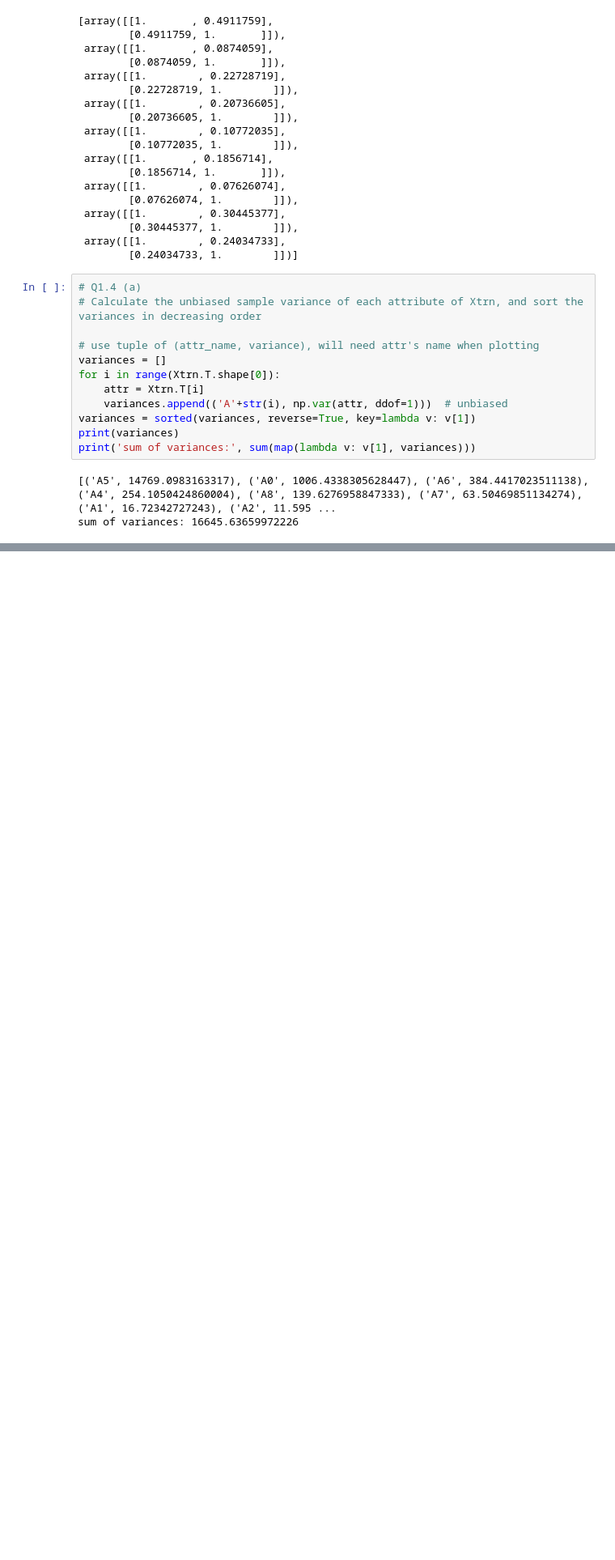
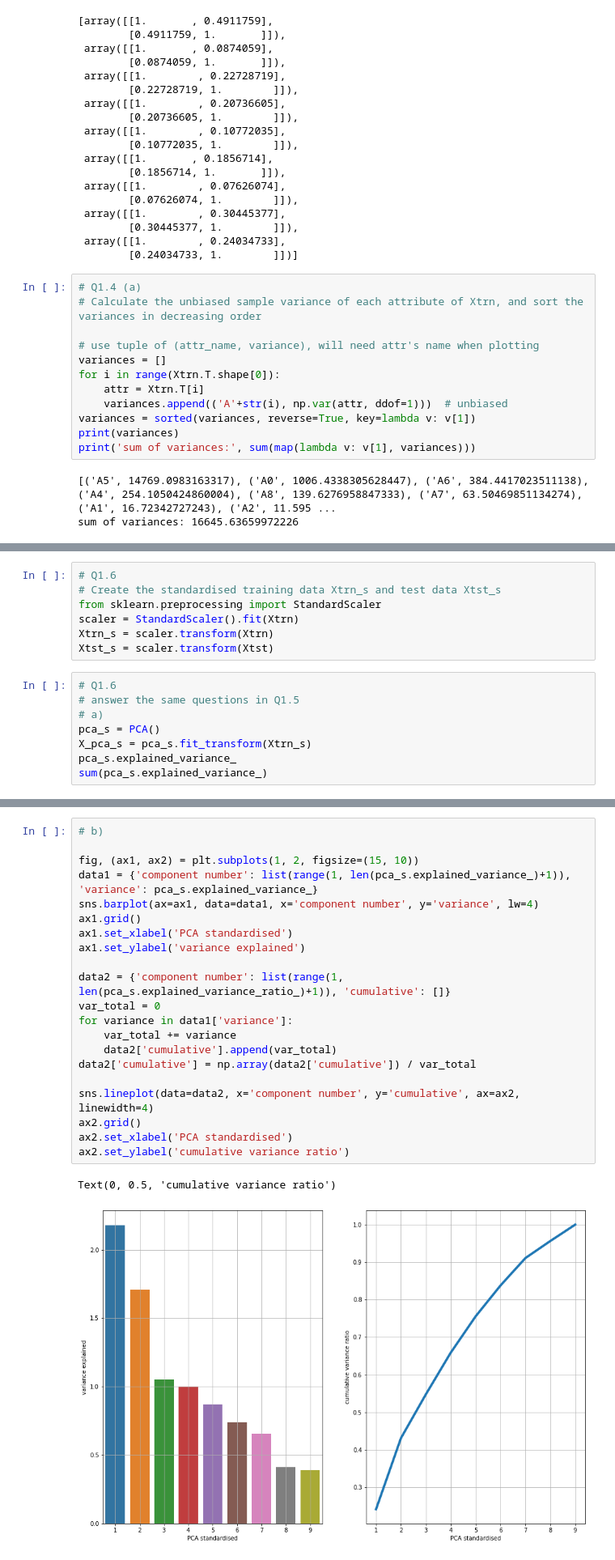
Before and after one commit to monkey-sheng/IAML-CW2, a Jupyter notebook: iaml212cw2_q1.ipynb, the cells around one changed output, grey strips where cells are left out. Shown at 81% size. Saved outputs shown, nothing was run; the diff lists cells and outputs as text; blank space fills up the shorter version.

```diff
--- a/iaml212cw2_q1.ipynb
+++ b/iaml212cw2_q1.ipynb
@@ -102,0 +207,15 @@ fig, (ax1, ax2) = plt.subplots(1, 2, figsize=(15,15))
+# %%
+# Q1.6
+# Create the standardised training data Xtrn_s and test data Xtst_s
+from sklearn.preprocessing import StandardScaler
+scaler = StandardScaler().fit(Xtrn)
+Xtrn_s = scaler.transform(Xtrn)
+Xtst_s = scaler.transform(Xtst)
+# %%
+# Q1.6
+# answer the same questions in Q1.5
+# a)
+pca_s = PCA()
+X_pca_s = pca_s.fit_transform(Xtrn_s)
+pca_s.explained_variance_
+sum(pca_s.explained_variance_)
@@ -102,0 +224,24 @@ fig, (ax1, ax2) = plt.subplots(1, 2, figsize=(15,15))
+# %%
+# b)
+
+fig, (ax1, ax2) = plt.subplots(1, 2, figsize=(15, 10))
+data1 = {'component number': list(range(1, len(pca_s.explained_variance_)+1)), 'variance': pca_s.explained_variance_}
+sns.barplot(ax=ax1, data=data1, x='component number', y='variance', lw=4)
+ax1.grid()
+ax1.set_xlabel('PCA standardised')
+ax1.set_ylabel('variance explained')
+
+data2 = {'component number': list(range(1, len(pca_s.explained_variance_ratio_)+1)), 'cumulative': []}
+var_total = 0
+for variance in data1['variance']:
+    var_total += variance
+    data2['cumulative'].append(var_total)
+data2['cumulative'] = np.array(data2['cumulative']) / var_total
+
+sns.lineplot(data=data2, x='component number', y='cumulative', ax=ax2, linewidth=4)
+ax2.grid()
+ax2.set_xlabel('PCA standardised')
+ax2.set_ylabel('cumulative variance ratio')
+# %% [output]
+Text(0, 0.5, 'cumulative variance ratio')
+[figure, added]
```
Also changed, not shown: parts of 10 cells of this notebook.
